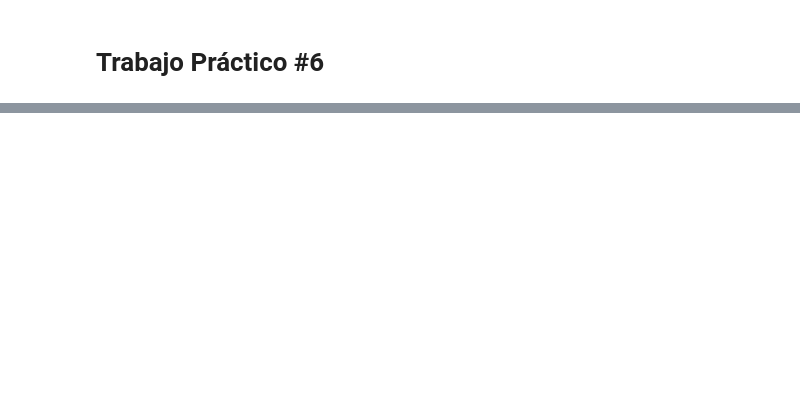
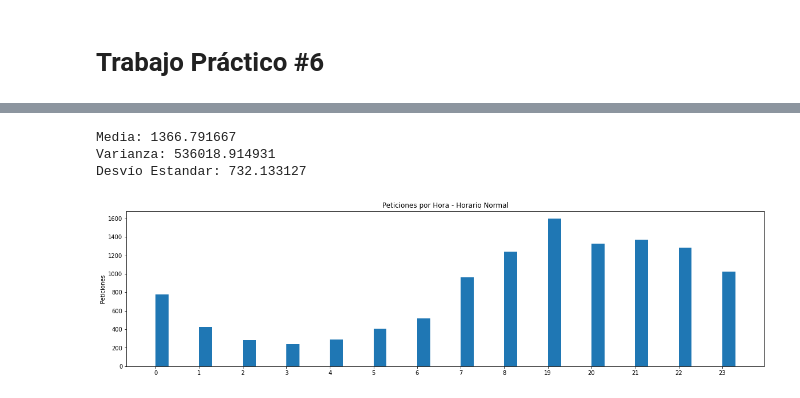
Before and after one commit to SwaXTech/Simulacion-EaE, a Jupyter notebook: tp6.ipynb, the cells around one changed output, grey strips where cells are left out. Cells and saved outputs as stored; diff of their text form; code cells hidden in the pictures; blank space fills up the shorter version.

```diff
--- a/tp6.ipynb
+++ b/tp6.ipynb
@@ -115,0 +132,7 @@ plt.show()
+# %%
+#@title Media Varianza y Desvío Estandar
+print_data(dictionary)
+# %% [output]
+Media: 1366.791667
+Varianza: 536018.914931
+Desvío Estandar: 732.133127
@@ -115,0 +183,5 @@ plt.show()
+# %%
+#@title Histograma - Horario Normal
+graph(dictionary_horario_normal, "Peticiones por Hora - Horario Normal")
+# %% [output]
+[figure, added]
```
Also changed, not shown: parts of 12 cells of this notebook.
